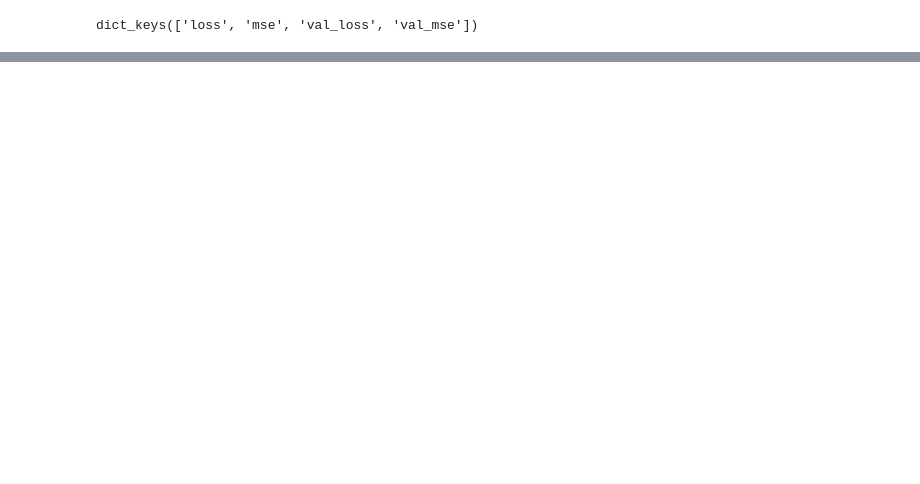
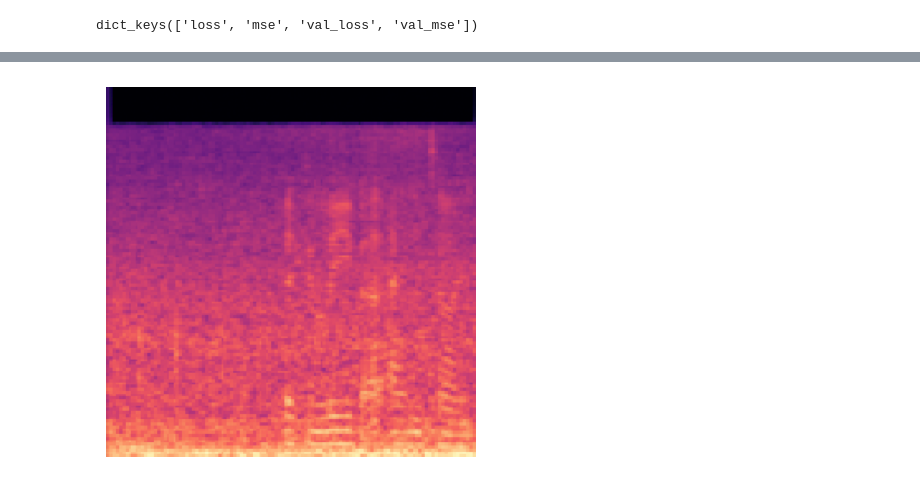
Before and after one commit to echa548/Speech-enhancement-through-a-CNN-driven-codebook-GAN, a Jupyter notebook: Model/Convert audio to spectrogram/CNN_training2.ipynb, the cells around one changed output, grey strips where cells are left out. Cells and saved outputs as stored; diff of their text form; code cells hidden in the pictures; blank space fills up the shorter version.

```diff
--- a/Model/Convert audio to spectrogram/CNN_training2.ipynb
+++ b/Model/Convert audio to spectrogram/CNN_training2.ipynb
@@ -258,0 +317,12 @@ plt.show()
+# %%
+# Create a new model instance
+new_model = create_model()
+
+# Restore the weights
+new_model.load_weights('./checkpoints/my_checkpoint')
+
+# Evaluate the model
+loss, val_loss = new_model.evaluate(x_test_norm, y_test_reshaped, verbose=2)
+
+print(loss)
+print(val_loss)
@@ -258,0 +341,6 @@ plt.show()
+# %%
+x = np.array(x) / 255
+x = np.expand_dims(x, axis=0)  # Add a batch dimension
+print(x.shape)
+y = new_model.predict(x)
+predictions = new_model.predict(x)
@@ -258,0 +351,11 @@ plt.show()
+# %%
+# Assuming `y` contains the predicted images
+for i in range(y.shape[0]):  # Iterate over the number of predicted images
+    plt.subplot(1, y.shape[0], i+1)
+    frame = np.reshape(y[i], (224, 224, 3))  # Reshape to (height, width, channels)
+    plt.imshow(frame)
+    plt.axis('off')
+
+plt.show()
+# %% [output]
+[figure, added]
```
Also changed, not shown: parts of 10 cells of this notebook.
